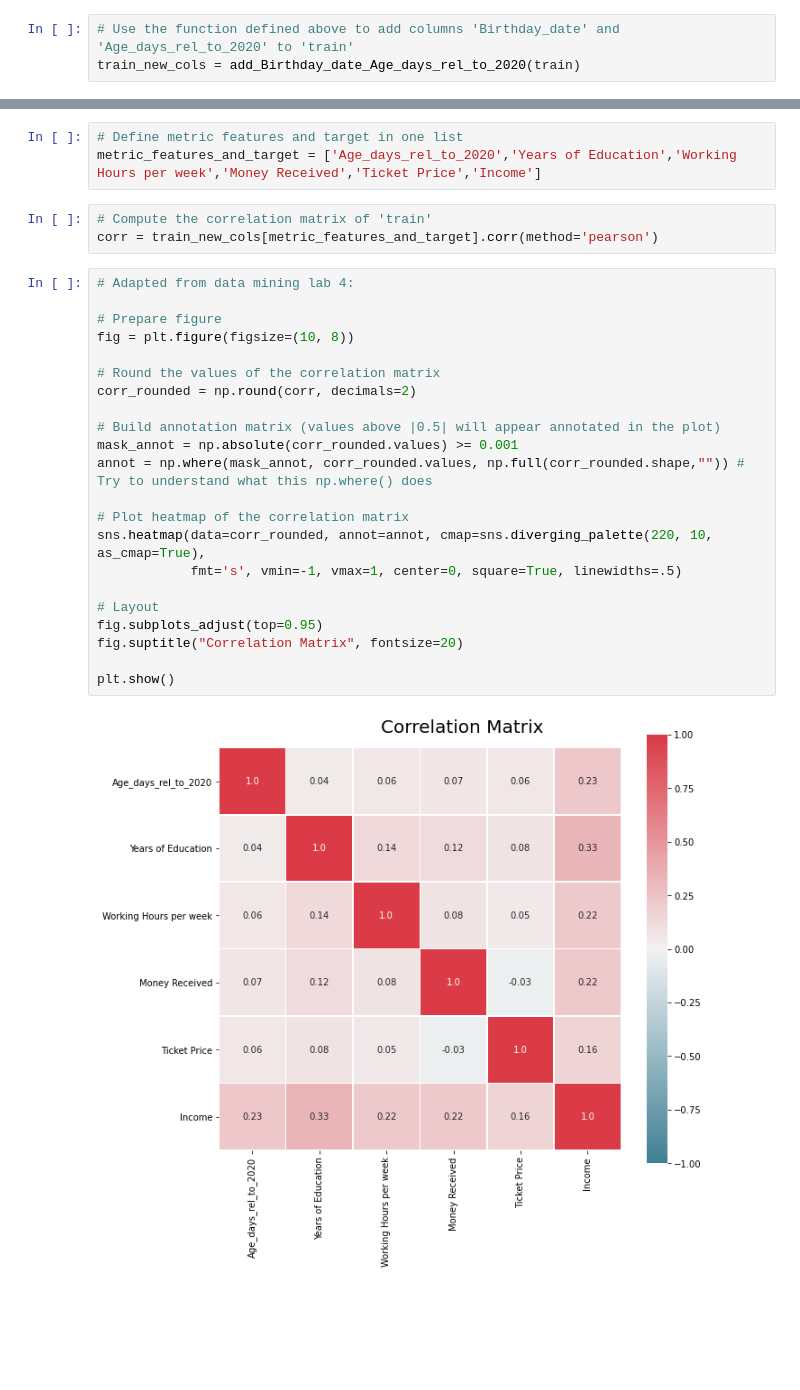
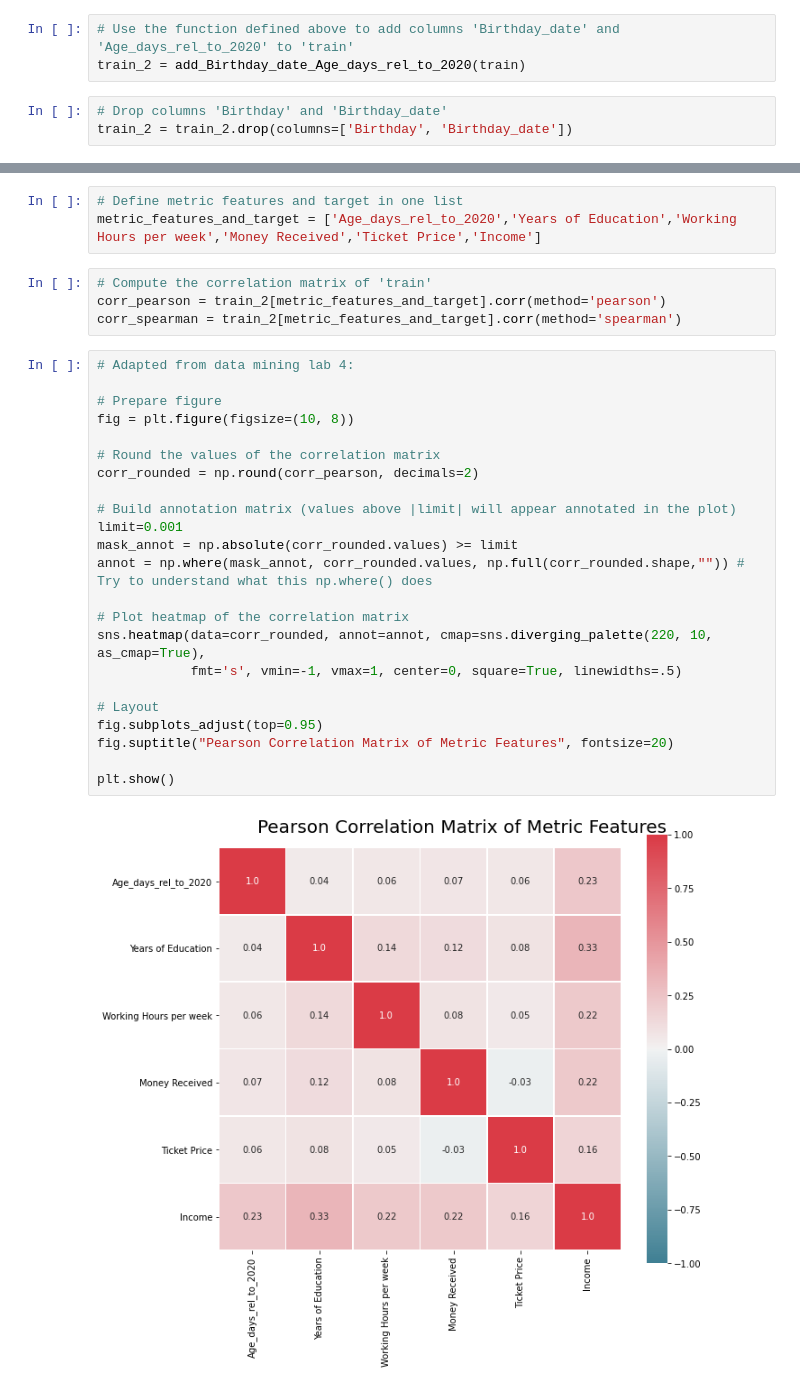
Before and after one commit to ph1001/Group-Project-Machine-Learning-Group-50, a Jupyter notebook: Group50_ML202021_Predictive_Notebook.ipynb, the cells around one changed output, grey strips where cells are left out. Cells and saved outputs as stored; diff of their text form; blank space fills up the shorter version.

```diff
--- a/Group50_ML202021_Predictive_Notebook.ipynb
+++ b/Group50_ML202021_Predictive_Notebook.ipynb
@@ -176,6 +176,9 @@ def add_Birthday_date_Age_days_rel_to_2020(df):
     return df_copy
 # %%
 # Use the function defined above to add columns 'Birthday_date' and 'Age_days_rel_to_2020' to 'train'
-train_new_cols = add_Birthday_date_Age_days_rel_to_2020(train)
+train_2 = add_Birthday_date_Age_days_rel_to_2020(train)
+# %%
+# Drop columns 'Birthday' and 'Birthday_date'
+train_2 = train_2.drop(columns=['Birthday', 'Birthday_date'])
 # %%
 # Check the result
@@ -192,28 +195,30 @@ train_new_cols.head(3)
 metric_features_and_target = ['Age_days_rel_to_2020','Years of Education','Working Hours per week','Money Received','Ticket Price','Income']
 # %%
 # Compute the correlation matrix of 'train'
-corr = train_new_cols[metric_features_and_target].corr(method='pearson')
+corr_pearson = train_2[metric_features_and_target].corr(method='pearson')
+corr_spearman = train_2[metric_features_and_target].corr(method='spearman')
 # %%
 # Adapted from data mining lab 4:
 
 # Prepare figure
 fig = plt.figure(figsize=(10, 8))
 
 # Round the values of the correlation matrix
-corr_rounded = np.round(corr, decimals=2)
+corr_rounded = np.round(corr_pearson, decimals=2)
 
-# Build annotation matrix (values above |0.5| will appear annotated in the plot)
-mask_annot = np.absolute(corr_rounded.values) >= 0.001
+# Build annotation matrix (values above |limit| will appear annotated in the plot)
+limit=0.001
+mask_annot = np.absolute(corr_rounded.values) >= limit
 annot = np.where(mask_annot, corr_rounded.values, np.full(corr_rounded.shape,"")) # Try to understand what this np.where() does
 
 # Plot heatmap of the correlation matrix
 sns.heatmap(data=corr_rounded, annot=annot, cmap=sns.diverging_palette(220, 10, as_cmap=True),
             fmt='s', vmin=-1, vmax=1, center=0, square=True, linewidths=.5)
 
 # Layout
 fig.subplots_adjust(top=0.95)
-fig.suptitle("Correlation Matrix", fontsize=20)
+fig.suptitle("Pearson Correlation Matrix of Metric Features", fontsize=20)
 
 plt.show()
 # %% [output]
-[figure, old version]
+[figure, new version]
```
Also changed, not shown: parts of 16 cells of this notebook.
